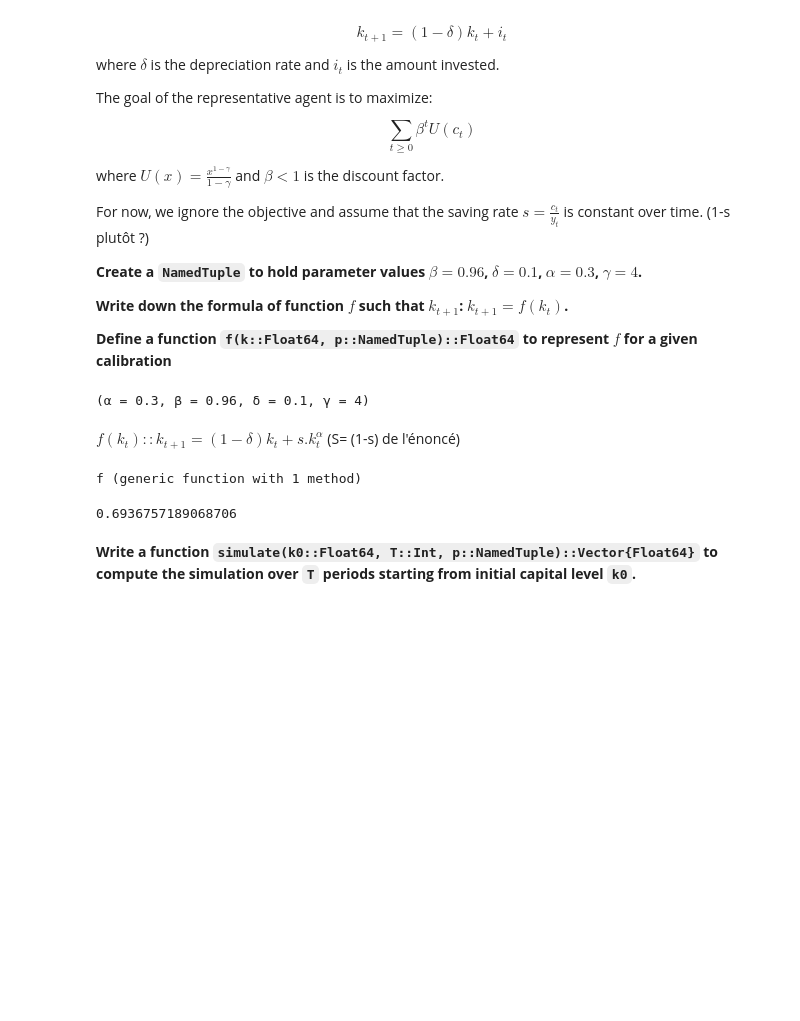
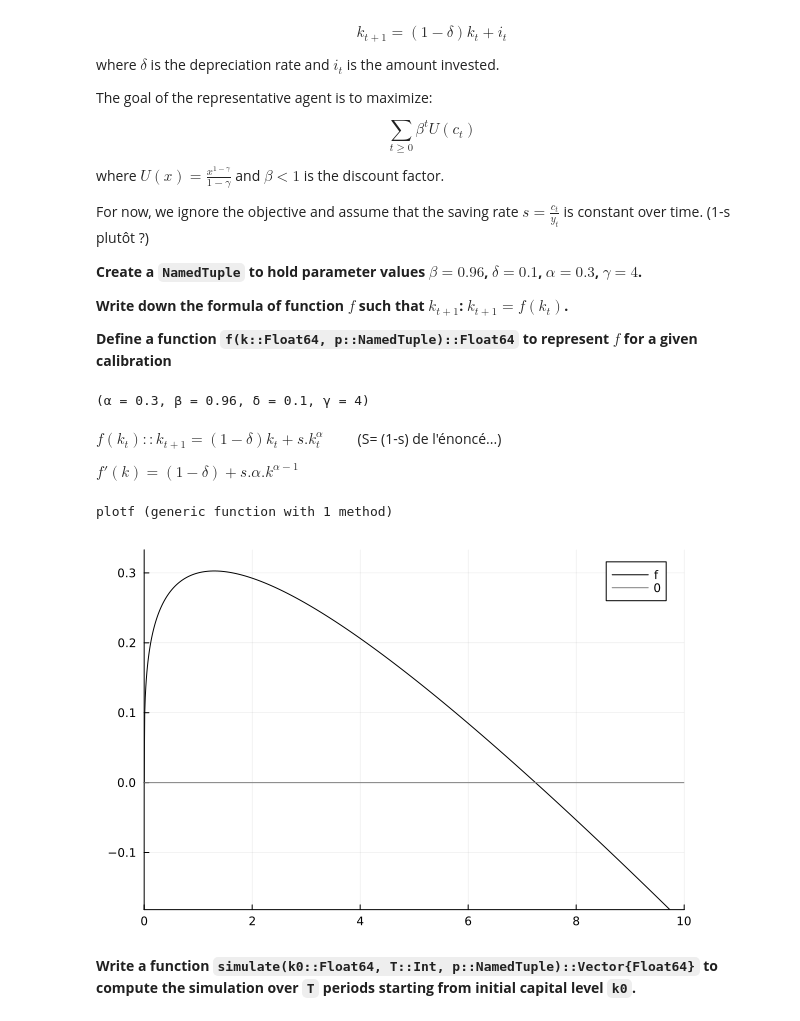
Before and after one commit to PierreRlld/NUM3A, a Jupyter notebook: Tutorial/2_solow.out.ipynb, the cells around one changed output. Cells and saved outputs as stored; diff of their text form; code cells hidden in the pictures; blank space fills up the shorter version.

```diff
--- a/Tutorial/2_solow.out.ipynb
+++ b/Tutorial/2_solow.out.ipynb
@@ -53,9 +57,11 @@ model = (α=0.3, β=0.96, δ=0.1, γ=4)
 # %% [output]
 (α = 0.3, β = 0.96, δ = 0.1, γ = 4)
 # %% [markdown]
-$ f(k_t) :: k_{t+1} = (1-\delta)k_t + s.k_{t}^{\alpha} $ (S= (1-s) de l'énoncé)
+$ f(k_t) :: k_{t+1} = (1-\delta)k_t + s.k_{t}^{\alpha} \qquad $  (S= (1-s) de l'énoncé...)
+
+$ f'(k) = (1-\delta) + s.α.k^{\alpha-1}$
 # %%
-function f(k, model; s=0.3)
+function f(k::Float64, model; s=0.3)
 
     (;α, β, δ, γ) = model
     y = k^α
@@ -68,15 +74,36 @@ end
 function df(k, model; s=0.3)
 
     (;α, β, δ, γ) = model
-    return (1-δ)
+    return (1-δ) + s*α*k^(α-1)
 end
+
+
+#* Pour visu méthode de Newton :
+# f(k) - k
+f1 = (k, model; s=0.3) -> f(k,model; s=s) - k
+# f'(k) - 1
+f2 = (k, model; s=0.3) -> df(k,model; s=s) - 1
+# f(k) - k / f'(k) - 1
+f3 = (k, model; s=0.3) -> f1(k,model; s=s) / f2(k,model;s=s)
+
+function plotf(func, model, s; maxy=false)
+    grid = LinRange(0,10,1000)
+    res = [func(x,model;s=s) for x in grid]
+    if maxy
+        plt = plot(xlim=(grid[1],grid[end]),ylim=(-50,50))
+    else
+        plt = plot(xlim=(grid[1],grid[end]),ylim=(minimum(res)*(1-0.1),maximum(res)*(1+0.1)))
+    end
+    plot!(plt, grid, res, c=:black, label="f")
+    plot!(plt,[grid[1],grid[end]], [0,0], c=:gray, label="0")
+end
 # %% [output]
-f (generic function with 1 method)
+plotf (generic function with 1 method)
-# %%
-f(0.5, model)
-#f(0.5, model; s=0.4)
-# %% [output]
-0.6936757189068706
+# %%
+# Plot de f(k) - k
+plotf(f1,model,0.4)
+# %% [output]
+[figure, added]
 # %% [markdown]
 **Write a function
 `simulate(k0::Float64, T::Int, p::NamedTuple)::Vector{Float64}` to
```
Also changed, not shown: parts of 14 cells of this notebook, 1 other file.
